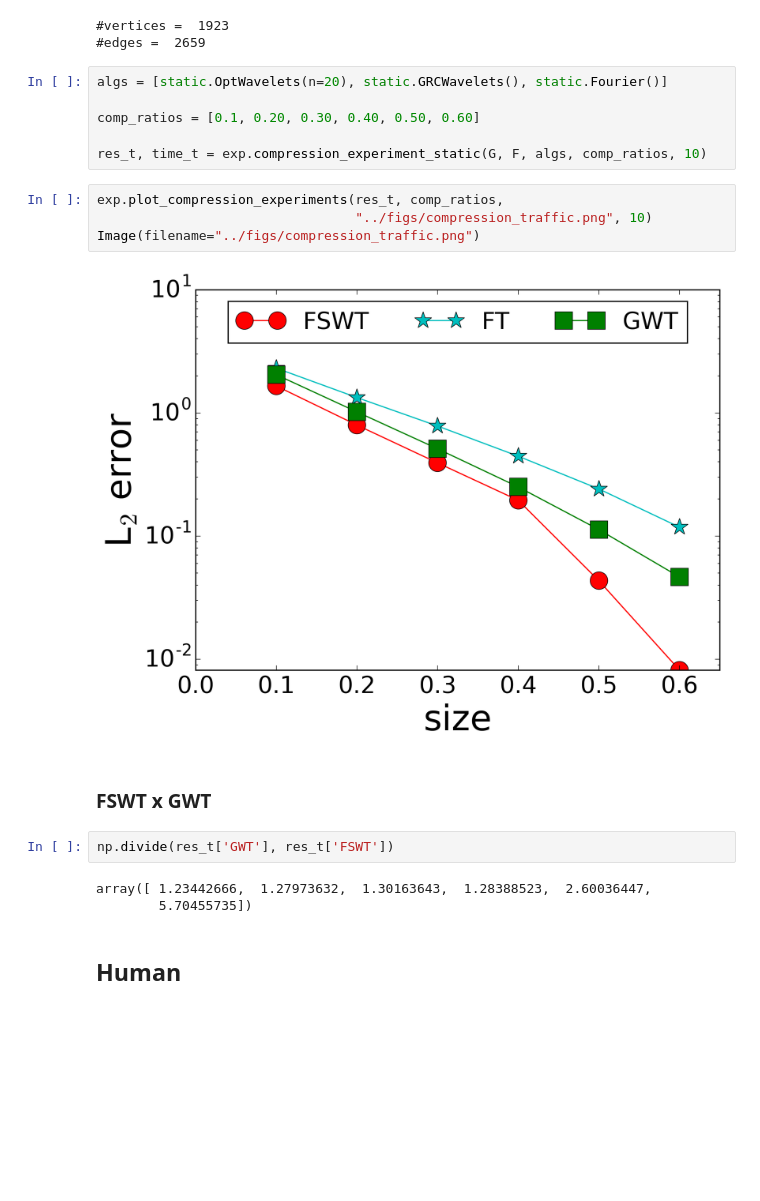
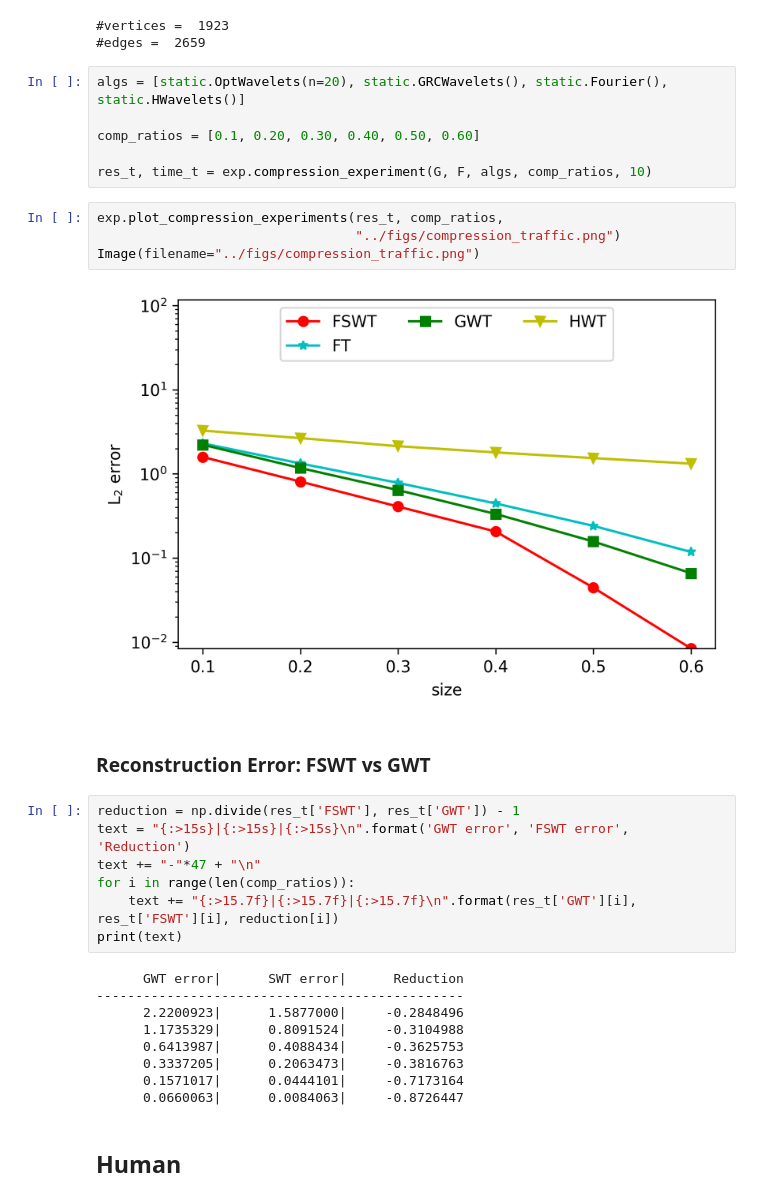
Before and after one commit to diego-sacconi/sparse-wavelets, a Jupyter notebook: notebooks/compression-experiments.ipynb, the cells around one changed output. Saved outputs shown, nothing was run; the diff lists cells and outputs as text; blank space fills up the shorter version.

```diff
--- a/notebooks/compression-experiments.ipynb
+++ b/notebooks/compression-experiments.ipynb
@@ -67,24 +89,35 @@ print("#edges = ", len(G.edges()))
 #vertices =  1923
 #edges =  2659
 # %%
-algs = [static.OptWavelets(n=20), static.GRCWavelets(), static.Fourier()]
+algs = [static.OptWavelets(n=20), static.GRCWavelets(), static.Fourier(), static.HWavelets()]
 
 comp_ratios = [0.1, 0.20, 0.30, 0.40, 0.50, 0.60]
 
-res_t, time_t = exp.compression_experiment_static(G, F, algs, comp_ratios, 10)
+res_t, time_t = exp.compression_experiment(G, F, algs, comp_ratios, 10)
 # %%
 exp.plot_compression_experiments(res_t, comp_ratios,
-                                 "../figs/compression_traffic.png", 10)
+                                 "../figs/compression_traffic.png")
 Image(filename="../figs/compression_traffic.png")
 # %% [output]
-[figure, old version]
+[figure, new version]
 # %% [markdown]
-### FSWT x GWT
+### Reconstruction Error: FSWT vs GWT
-# %%
-np.divide(res_t['GWT'], res_t['FSWT'])
-# %% [output]
-array([ 1.23442666,  1.27973632,  1.30163643,  1.28388523,  2.60036447,
-        5.70455735])
+# %%
+reduction = np.divide(res_t['FSWT'], res_t['GWT']) - 1
+text = "{:>15s}|{:>15s}|{:>15s}\n".format('GWT error', 'FSWT error', 'Reduction')
+text += "-"*47 + "\n"
+for i in range(len(comp_ratios)):
+    text += "{:>15.7f}|{:>15.7f}|{:>15.7f}\n".format(res_t['GWT'][i], res_t['FSWT'][i], reduction[i])
+print(text)
+# %% [output]
+      GWT error|      SWT error|      Reduction
+-----------------------------------------------
+      2.2200923|      1.5877000|     -0.2848496
+      1.1735329|      0.8091524|     -0.3104988
+      0.6413987|      0.4088434|     -0.3625753
+      0.3337205|      0.2063473|     -0.3816763
+      0.1571017|      0.0444101|     -0.7173164
+      0.0660063|      0.0084063|     -0.8726447
 # %% [markdown]
 ## Human
 # %%
```
Also changed, not shown: parts of 41 cells of this notebook, 9 other files.
